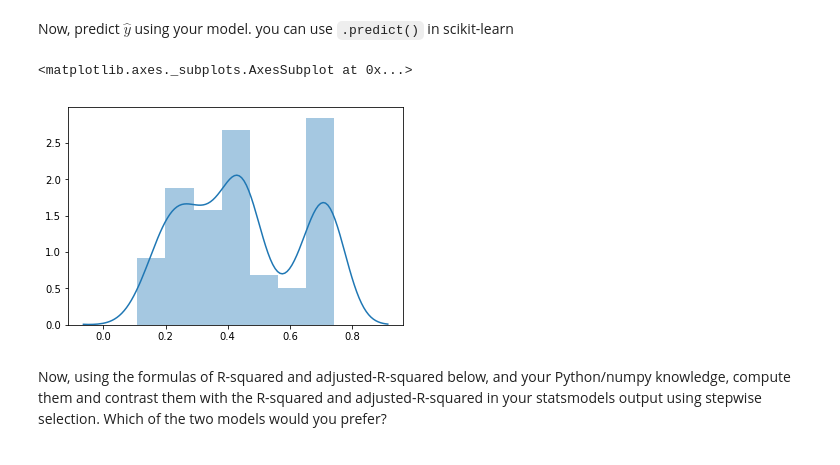
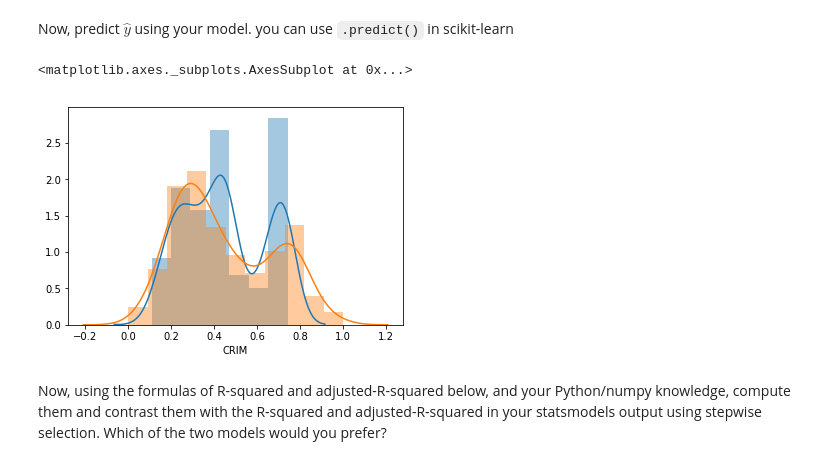
Before and after one commit to Pietrassyk/dsc-model-fit-linear-regression-lab-nyc-ds-career-042219, a Jupyter notebook: index.ipynb, the cells around one changed output. Saved outputs shown, nothing was run; the diff lists cells and outputs as text; code cells hidden in the pictures.

```diff
--- a/index.ipynb
+++ b/index.ipynb
@@ -209,10 +209,10 @@ sk_predictions = sk_model.predict(predictors_sk)
 # %%
 import seaborn as sns
 sns.distplot(sk_predictions)
-sns.distplot(bosten_features)
+sns.distplot(boston_features["CRIM"])
 # %% [output]
 <matplotlib.axes._subplots.AxesSubplot at 0x...>
-[figure, old version]
+[figure, new version]
 # %% [markdown]
 Now, using the formulas of R-squared and adjusted-R-squared below, and your Python/numpy knowledge, compute them and contrast them with the R-squared and adjusted-R-squared in your statsmodels output using stepwise selection. Which of the two models would you prefer?
 # %% [markdown]
```
